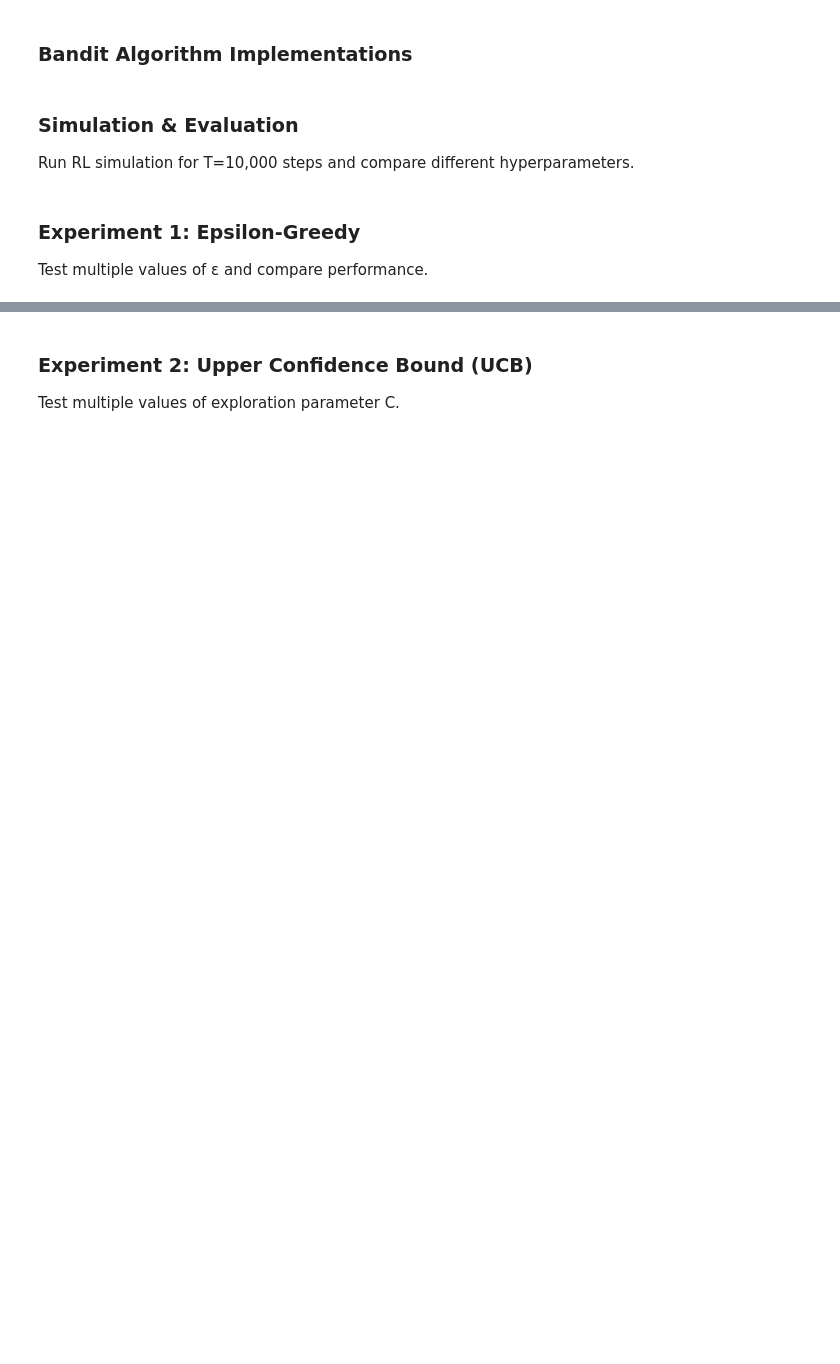
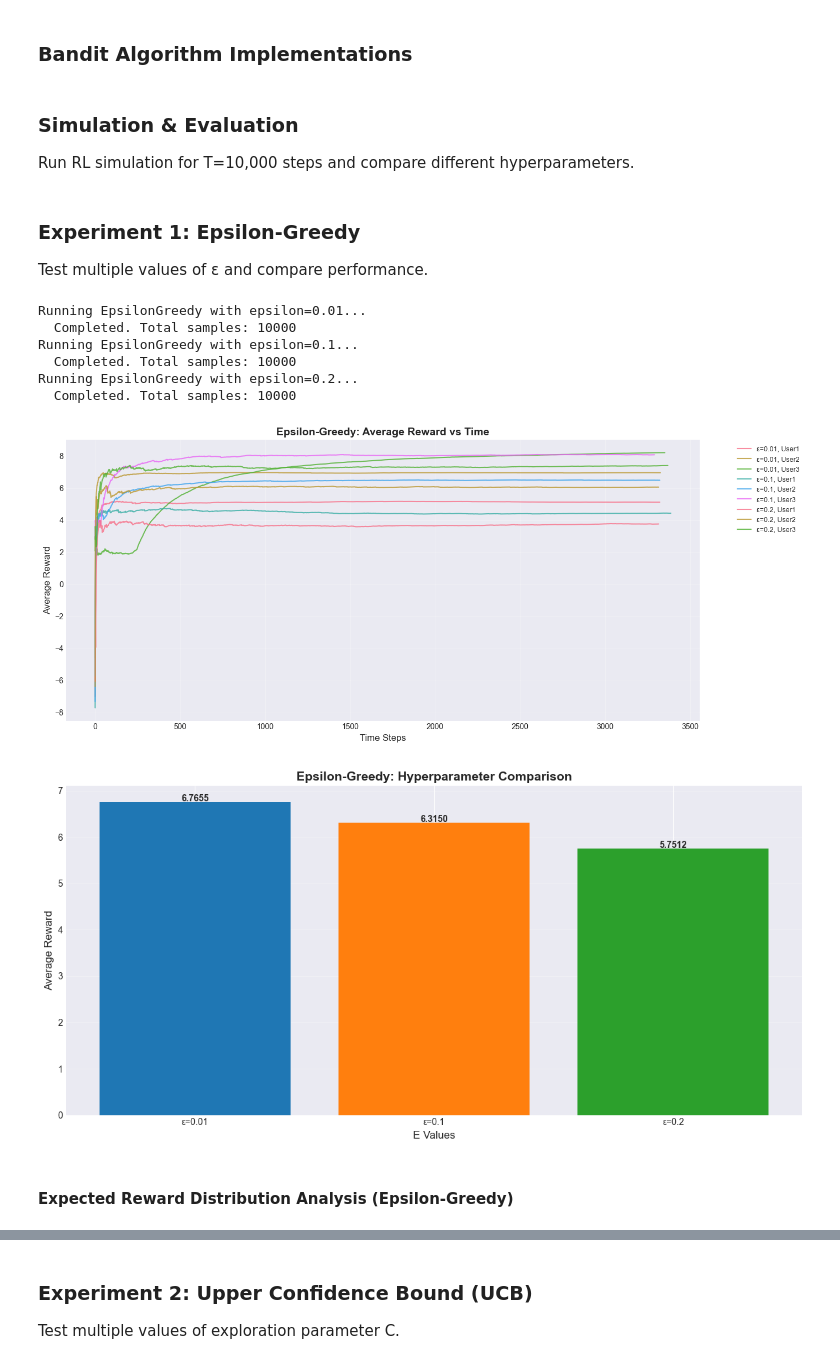
Before and after one commit to niyatidoesntcode/contextual-bandit, a Jupyter notebook: lab3_results_U20230080.ipynb, the cells around one changed output, grey strips where cells are left out. Saved outputs shown, nothing was run; the diff lists cells and outputs as text; code cells hidden in the pictures; blank space fills up the shorter version.

```diff
--- a/lab3_results_U20230080.ipynb
+++ b/lab3_results_U20230080.ipynb
@@ -388,4 +496,60 @@ Run RL simulation for T=10,000 steps and compare different hyperparameters.
+# %%
+def plot_hyperparameter_comparison(results, title, param_name):
+    """Plot comparison of different hyperparameter values"""
+    plt.figure(figsize=(12, 6))
+
+    param_avg_rewards = {}
+
+    for param_val, ctx_data in results.items():
+        all_rewards = []
+        for rewards in ctx_data.values():
+            all_rewards.extend(rewards)
+
+        if len(all_rewards) > 0:
+            # Calculate overall average reward
+            avg_reward = np.mean(all_rewards)
+            param_avg_rewards[param_val] = avg_reward
+
+    # Bar plot
+    params = list(param_avg_rewards.keys())
+    avgs = list(param_avg_rewards.values())
+
+    plt.bar(range(len(params)), avgs, tick_label=[f'{param_name}={p}' for p in params],
+            color=['#1f77b4', '#ff7f0e', '#2ca02c'][:len(params)])
+    plt.title(title, fontsize=14, fontweight='bold')
+    plt.xlabel(f'{param_name.capitalize()} Values', fontsize=12)
+    plt.ylabel('Average Reward', fontsize=12)
+    plt.grid(True, alpha=0.3, axis='y')
+
+    # Add value labels on bars
+    for i, v in enumerate(avgs):
+        plt.text(i, v + 0.01, f'{v:.4f}', ha='center', fontweight='bold')
+
+    plt.tight_layout()
+    plt.show()
 # %% [markdown]
 ### Experiment 1: Epsilon-Greedy
 
 Test multiple values of ε and compare performance.
+# %%
+#Experimenting with different epsilon values
+eps_values = [0.01, 0.1, 0.2]
+results_eps = run_simulation(EpsilonGreedy, 'epsilon', eps_values, T=10000)
+
+plot_avg_reward_vs_time(results_eps,
+                        "Epsilon-Greedy: Average Reward vs Time",
+                        "ε")
+plot_hyperparameter_comparison(results_eps,
+                                "Epsilon-Greedy: Hyperparameter Comparison",
+                                "ε")
+# %% [output]
+Running EpsilonGreedy with epsilon=0.01...
+  Completed. Total samples: 10000
+Running EpsilonGreedy with epsilon=0.1...
+  Completed. Total samples: 10000
+Running EpsilonGreedy with epsilon=0.2...
+  Completed. Total samples: 10000
+[figure, added]
+[figure, added]
+# %% [markdown]
+#### Expected Reward Distribution Analysis (Epsilon-Greedy)
```
Also changed, not shown: parts of 34 cells of this notebook, 3 other files.
